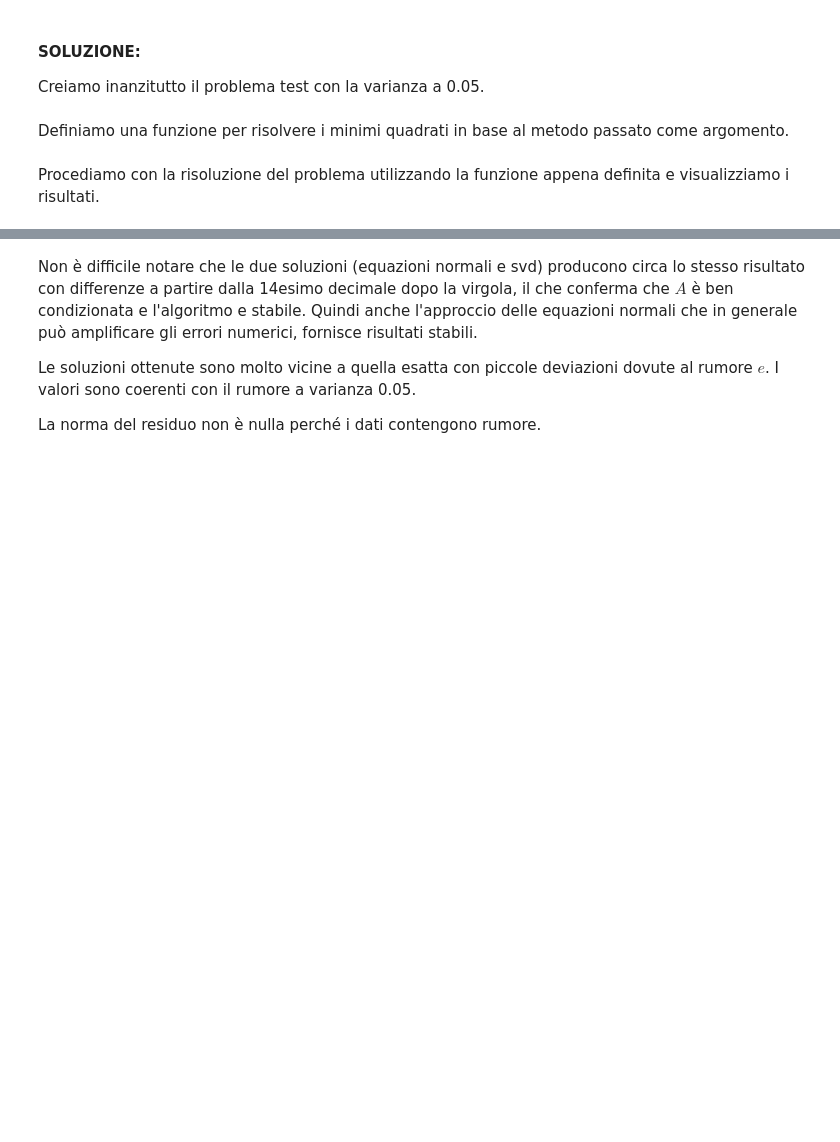
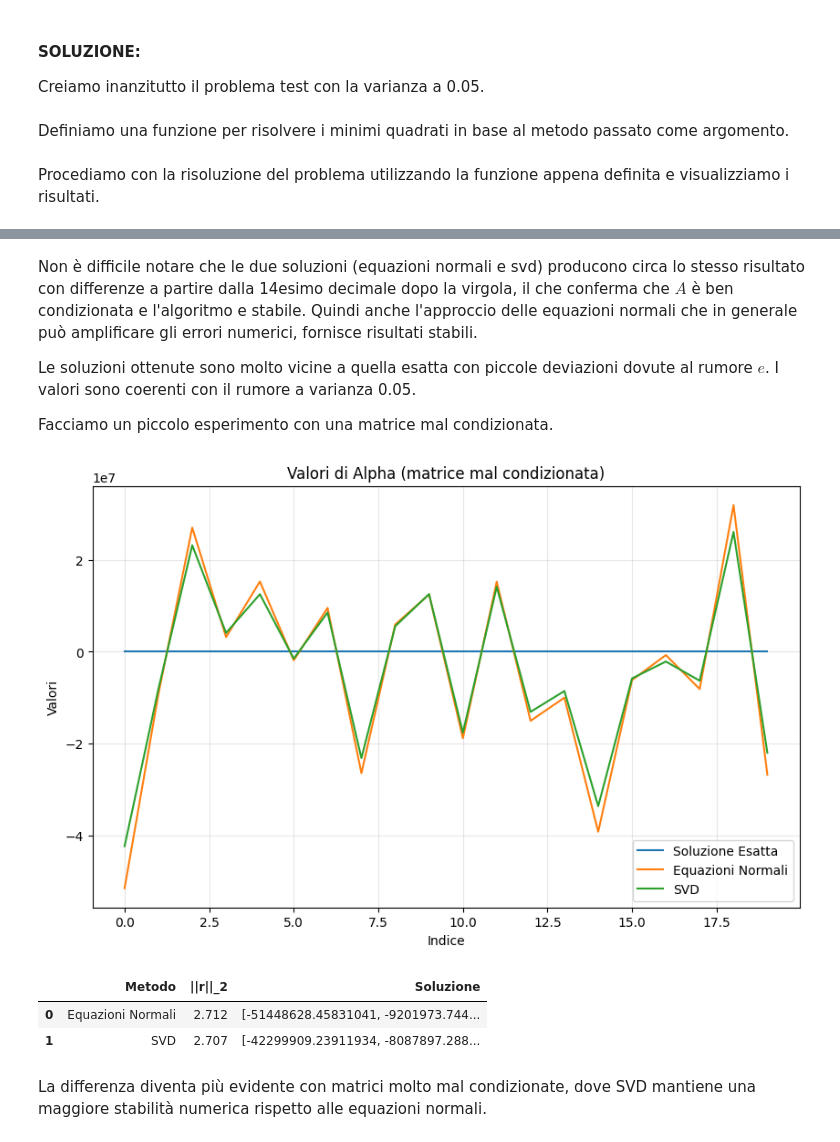
Before and after one commit to Kmoon-7/CalcoloNumerico-HW, a Jupyter notebook: homework1.ipynb, the cells around one changed output, grey strips where cells are left out. Saved outputs shown, nothing was run; the diff lists cells and outputs as text; code cells hidden in the pictures; blank space fills up the shorter version.

```diff
--- a/homework1.ipynb
+++ b/homework1.ipynb
@@ -473,4 +473,48 @@ Non è difficile notare che le due soluzioni (equazioni normali e svd) producono
 
 Le soluzioni ottenute sono molto vicine a quella esatta con piccole deviazioni dovute al rumore $ e $. I valori sono coerenti con il rumore a varianza 0.05.
 
-La norma del residuo non è nulla perché i dati contengono rumore.
+Facciamo un piccolo esperimento con una matrice mal condizionata.
+# %%
+U, _, Vt = la.svd(np.random.normal(size=(m, n)), full_matrices=False)
+sigmas = np.logspace(0, -8, n)
+A_bad = U @ np.diag(sigmas) @ Vt
+y_bad = A_bad @ alpha_exact + e
+
+alpha_bad_normal, norm_bad_normal = solve_least_squares(A_bad, y_bad, type='normal')
+alpha_bad_svd, norm_bad_svd = solve_least_squares(A_bad, y_bad, type='svd')
+
+plt.figure(figsize=(10, 6))
+plt.plot(range(n), alpha_exact, label='Soluzione Esatta')
+plt.plot(range(n), alpha_bad_normal, label='Equazioni Normali')
+plt.plot(range(n), alpha_bad_svd, label='SVD')
+plt.xlabel('Indice')
+plt.ylabel('Valori')
+plt.title('Valori di Alpha (matrice mal condizionata)')
+plt.grid(alpha=0.3)
+plt.legend()
+plt.show()
+
+comparison = []
+
+comparison.append({
+    'Metodo': 'Equazioni Normali',
+    '||r||_2': norm_bad_normal,
+    'Soluzione': alpha_bad_normal
+})
+
+comparison.append({
+    'Metodo': 'SVD',
+    '||r||_2': norm_bad_svd,
+    'Soluzione': alpha_bad_svd
+})
+
+comparison_table = pd.DataFrame(comparison)
+pd.set_option('display.max_colwidth', None)
+comparison_table
+# %% [output]
+[figure, added]
+|  | Metodo | ||r||_2 | Soluzione |
+| 0 | Equazioni Normali | 2.712 | [-51448628.45831041, -9201973.744... |
+| 1 | SVD | 2.707 | [-42299909.23911934, -8087897.288... |
+# %% [markdown]
+La differenza diventa più evidente con matrici molto mal condizionate, dove SVD mantiene una maggiore stabilità numerica rispetto alle equazioni normali.
```
Also changed, not shown: parts of 4 cells of this notebook.
